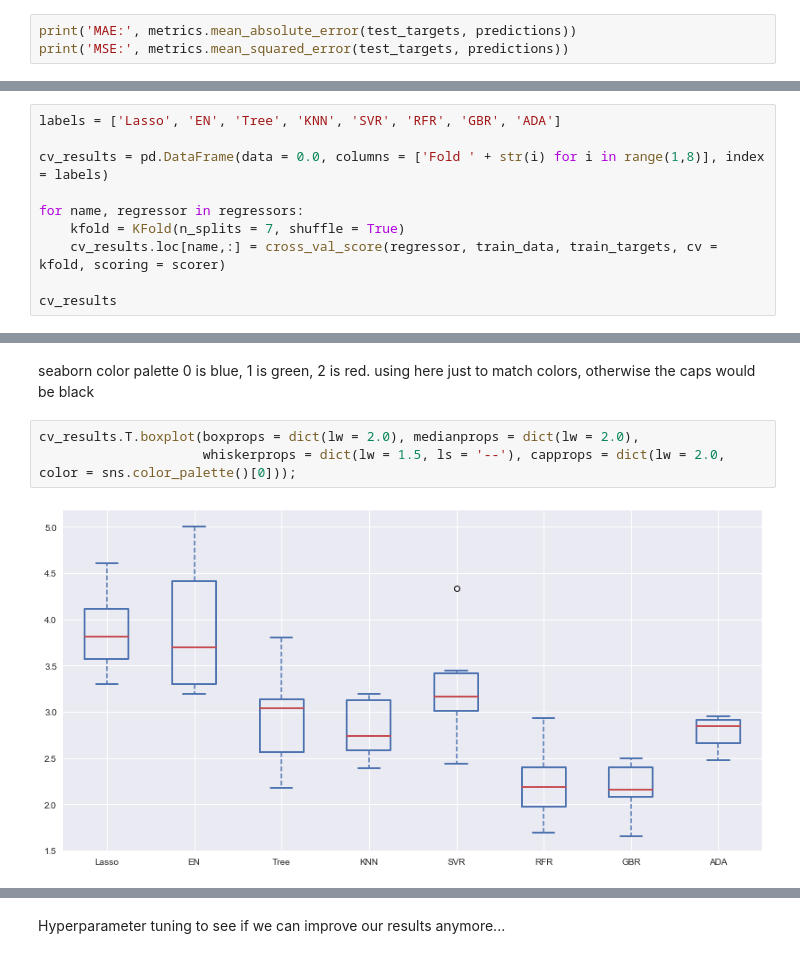
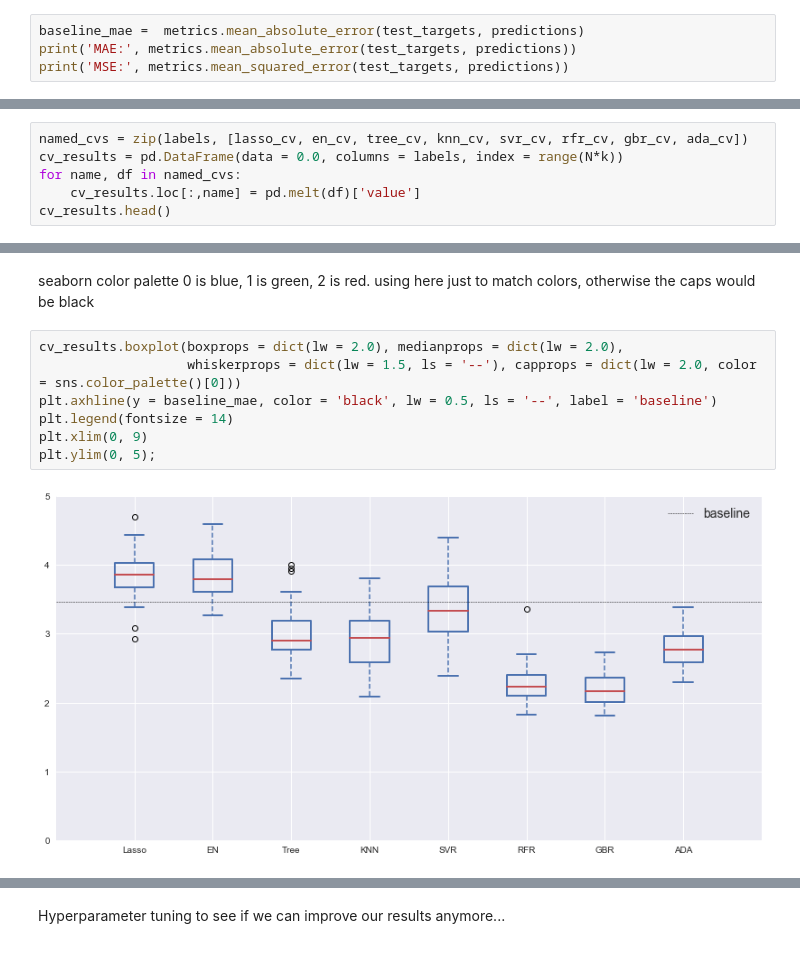
Before and after one commit to dominic-m/Data-Science-and-Machine-Learning-Portfolio, a Jupyter notebook: Boston Housing.ipynb, the cells around one changed output, grey strips where cells are left out. Drawn from its saved outputs; the diff is of its cells as text.

```diff
--- a/Boston Housing.ipynb
+++ b/Boston Housing.ipynb
@@ -242,6 +244,7 @@ plot_predictions(test_targets, predictions)
 # %% [output]
 [figure]
 # %%
+baseline_mae =  metrics.mean_absolute_error(test_targets, predictions)
 print('MAE:', metrics.mean_absolute_error(test_targets, predictions))
 print('MSE:', metrics.mean_squared_error(test_targets, predictions))
 # %% [output]
@@ -265,13 +268,3 @@ regressors.append(('GBR', GradientBoostingRegressor()))
 regressors.append(('ADA', AdaBoostRegressor()))
 # %%
 scorer = make_scorer(metrics.mean_absolute_error)
-# %%
-labels = ['Lasso', 'EN', 'Tree', 'KNN', 'SVR', 'RFR', 'GBR', 'ADA']
-
-cv_results = pd.DataFrame(data = 0.0, columns = ['Fold ' + str(i) for i in range(1,8)], index = labels)
-
-for name, regressor in regressors:
-    kfold = KFold(n_splits = 7, shuffle = True)
-    cv_results.loc[name,:] = cross_val_score(regressor, train_data, train_targets, cv = kfold, scoring = scorer)
-
-cv_results
@@ -287,0 +303,6 @@ cv_results
+# %%
+named_cvs = zip(labels, [lasso_cv, en_cv, tree_cv, knn_cv, svr_cv, rfr_cv, gbr_cv, ada_cv])
+cv_results = pd.DataFrame(data = 0.0, columns = labels, index = range(N*k))
+for name, df in named_cvs:
+    cv_results.loc[:,name] = pd.melt(df)['value']
+cv_results.head()
@@ -288,10 +316,14 @@ cv_results
 # %% [markdown]
 seaborn color palette 0 is blue, 1 is green, 2 is red. using here just to match colors, otherwise the caps would be black
 # %%
-cv_results.T.boxplot(boxprops = dict(lw = 2.0), medianprops = dict(lw = 2.0),
-                     whiskerprops = dict(lw = 1.5, ls = '--'), capprops = dict(lw = 2.0, color = sns.color_palette()[0]));
+cv_results.boxplot(boxprops = dict(lw = 2.0), medianprops = dict(lw = 2.0),
+                   whiskerprops = dict(lw = 1.5, ls = '--'), capprops = dict(lw = 2.0, color = sns.color_palette()[0]))
+plt.axhline(y = baseline_mae, color = 'black', lw = 0.5, ls = '--', label = 'baseline')
+plt.legend(fontsize = 14)
+plt.xlim(0, 9)
+plt.ylim(0, 5);
 # %% [output]
-[figure, old version]
+[figure, new version]
 # %%
 results = pd.DataFrame(data = 0.0, columns = ['MAE', 'MSE'], index = labels)
 # fig, ax = plt.subplots(4,2)
```
Also changed, not shown: parts of 38 cells of this notebook.
